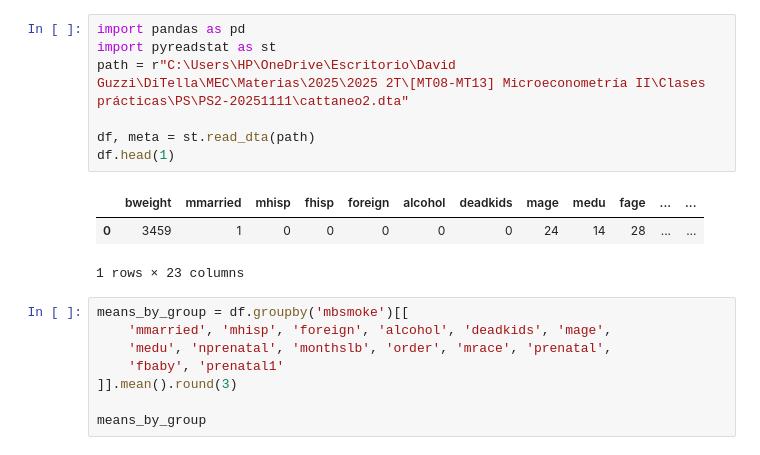
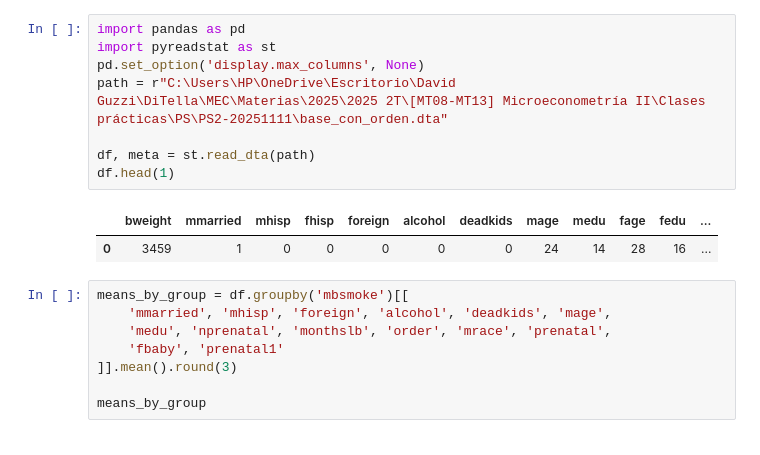
Before and after one commit to DavidGuzzi/MECMT08, a Jupyter notebook: clase_p_3.ipynb, the cells around one changed output. Cells and saved outputs as stored; diff of their text form.

```diff
--- a/clase_p_3.ipynb
+++ b/clase_p_3.ipynb
@@ -1,14 +1,14 @@
 # %%
 import pandas as pd
 import pyreadstat as st
-path = r"C:\Users\HP\OneDrive\Escritorio\David Guzzi\DiTella\MEC\Materias\2025\2025 2T\[MT08-MT13] Microeconometría II\Clases prácticas\PS\PS2-20251111\cattaneo2.dta"
+pd.set_option('display.max_columns', None)
+path = r"C:\Users\HP\OneDrive\Escritorio\David Guzzi\DiTella\MEC\Materias\2025\2025 2T\[MT08-MT13] Microeconometría II\Clases prácticas\PS\PS2-20251111\base_con_orden.dta"
 
 df, meta = st.read_dta(path)
 df.head(1)
 # %% [output]
-|  | bweight | mmarried | mhisp | fhisp | foreign | alcohol | deadkids | mage | medu | fage | ... | ... |
-| 0 | 3459 | 1 | 0 | 0 | 0 | 0 | 0 | 24 | 14 | 28 | ... | ... |
+|  | bweight | mmarried | mhisp | fhisp | foreign | alcohol | deadkids | mage | medu | fage | fedu | ... |
+| 0 | 3459 | 1 | 0 | 0 | 0 | 0 | 0 | 24 | 14 | 28 | 16 | ... |
-1 rows × 23 columns
 # %%
 means_by_group = df.groupby('mbsmoke')[[
     'mmarried', 'mhisp', 'foreign', 'alcohol', 'deadkids', 'mage',
```
Also changed, not shown: parts of 1 cell of this notebook.
